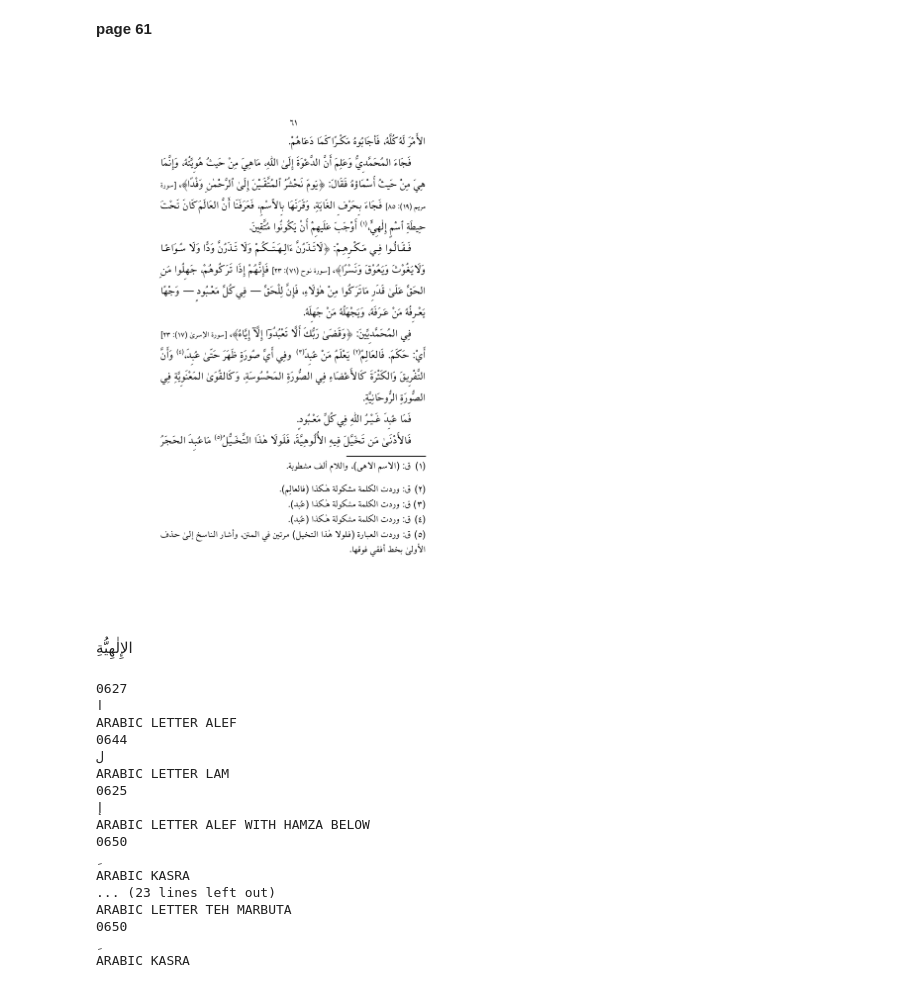
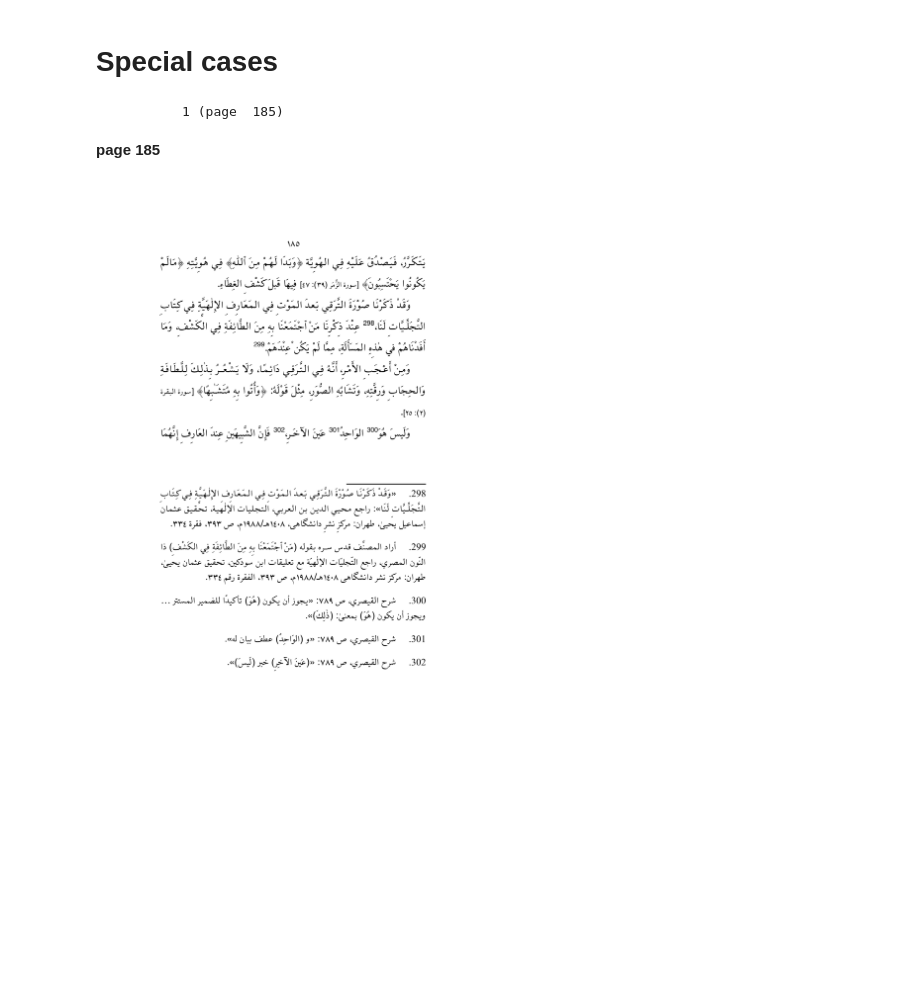
Before and after one commit to among/fusus, a Jupyter notebook: source/getTextPageWork.ipynb, the cells around one changed output. Saved outputs shown, nothing was run; the diff lists cells and outputs as text; code cells hidden in the pictures; blank space fills up the shorter version.

```diff
--- a/source/getTextPageWork.ipynb
+++ b/source/getTextPageWork.ipynb
@@ -73,26 +76,13 @@ Lw.htmlPages(testPages)
-# %%
-Lw.drawPages(testPages)
-# %% [output]
-page 61
-[figure, removed]
-# %%
-Lw.showString("الإِلٰهِيُّةِ")
-# %% [output]
-الإِلٰهِيُّةِ
-0627
-ا
-ARABIC LETTER ALEF
-0644
-ل
-ARABIC LETTER LAM
-0625
-إ
-ARABIC LETTER ALEF WITH HAMZA BELOW
-0650
-ِ
-ARABIC KASRA
-... (23 lines left out)
-ARABIC LETTER TEH MARBUTA
-0650
-ِ
-ARABIC KASRA
+# %% [markdown]
+# Special cases
+# %%
+testPages = "185"
+Lw.getPages(testPages, refreshConfig=True)
+Lw.drawPages(testPages)
+Lw.showLines(testPages, line="4", start=84, end=90)
+Lw.showLines(testPages, line="5", start=101, end=109)
+Lw.htmlPages(testPages)
+# %% [output]
+           1 (page  185)
+page 185
+[figure, added]
```
Also changed, not shown: parts of 9 cells of this notebook, 2 other files.
